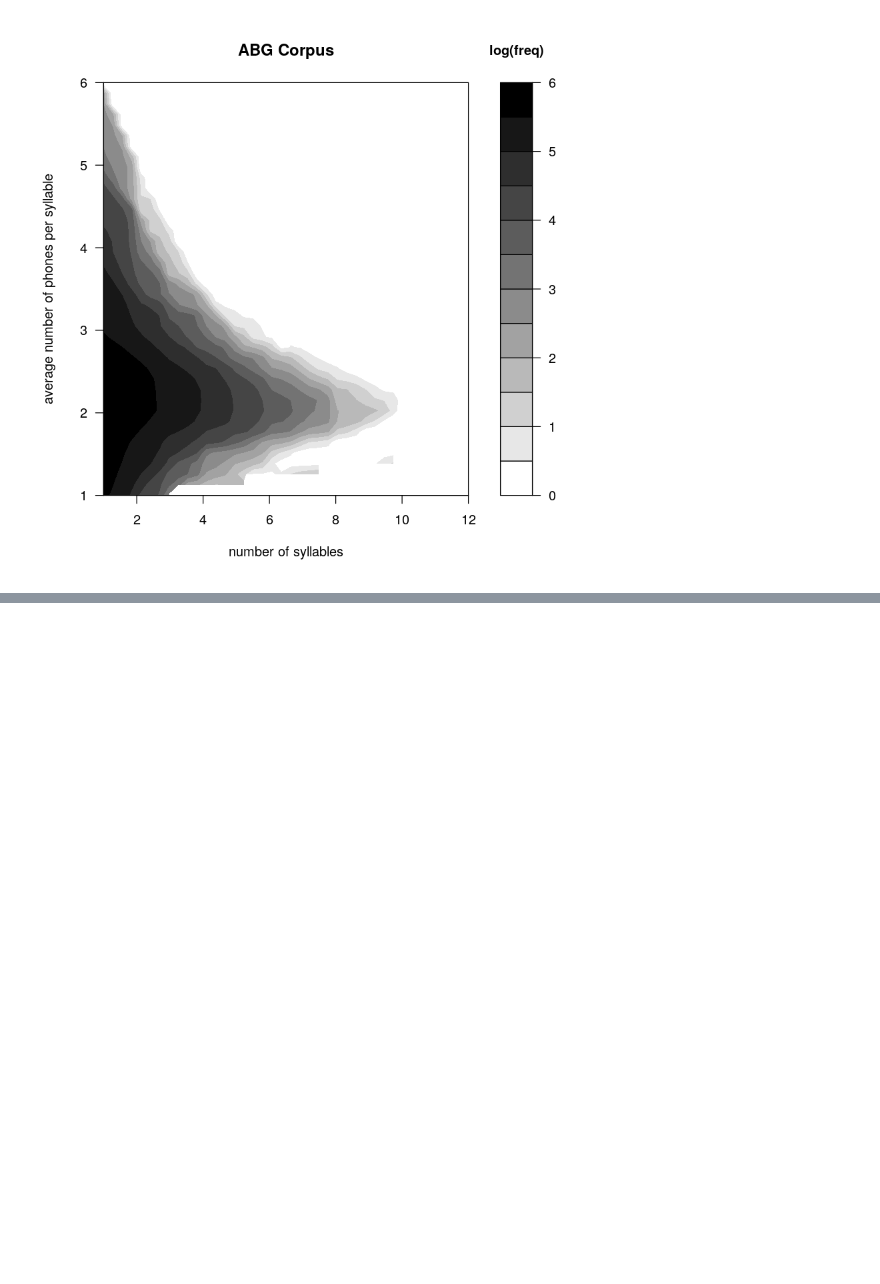
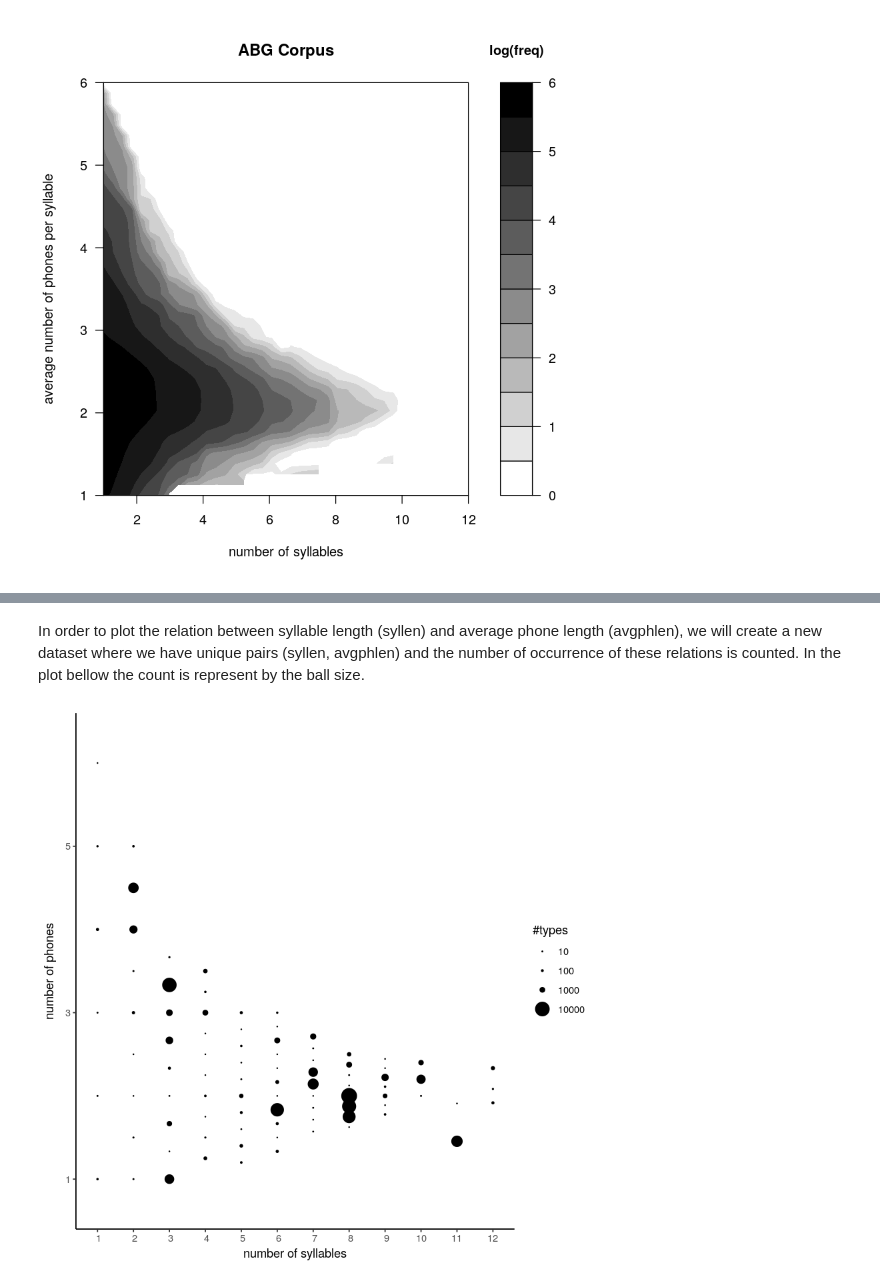
Before and after one commit to leolca/clscripts, a Jupyter notebook: menzerath_abg.ipynb, the cells around one changed output, grey strips where cells are left out. Cells and saved outputs as stored; diff of their text form; code cells hidden in the pictures; blank space fills up the shorter version.

```diff
--- a/menzerath_abg.ipynb
+++ b/menzerath_abg.ipynb
@@ -189,0 +204,6 @@ png
+# %%
+# read the database
+abg <- read.csv("/tmp/corpusabg.csv")
+# add a new field: average phone length
+abg$avgphone.length <- abg$phone.length/abg$syllable.length
+summary(abg)
@@ -189,0 +228,17 @@ png
+# %% [markdown]
+In order to plot the relation between syllable length (syllen) and average phone length (avgphlen), we will create a new dataset where we have unique pairs (syllen, avgphlen) and the number of occurrence of these relations is counted. In the plot bellow the count is represent by the ball size.
+# %%
+# create a database with unique occurrence of each pair of coordinates (avgphone.length, syllable.length)
+# adding the number of samples (types/words) with the same coordinate and accumulated frequency to variables 'value' (type frequency) and 'frequency' (token frequency)
+#    'value' : number of words with the same (avgphone.length, syllable.length)
+#    'frequency' : accumulated frequency of all words with the same (avgphone.length, syllable.length)
+df2 <- cbind(unique(abg[,c("phone.length","syllable.length","avgphone.length")]), value = with(abg, tapply(avgphone.length, paste(avgphone.length,syllable.length), length)), frequency = with(abg, tapply(frequency, paste(avgphone.length,syllable.length), sum)))
+
+# x and y tick arrays
+atx <- seq(from = 1, to = max(df2$syllable.length), by = 1)
+aty <- seq(from = 1, to = max(df2$phone.length), by = 2)
+# %%
+library(ggplot2)
+ggplot(df2, aes(syllable.length, avgphone.length, size = value)) + geom_point() + theme_classic() + labs(x = "number of syllables", y = "number of phones") + scale_x_discrete(limits=atx) + scale_y_discrete(limits=aty) + scale_size_area("#types", breaks=c(10,100,1000,10000))
+# %% [output]
+[figure, added]
```
Also changed, not shown: parts of 23 cells of this notebook, 1 other file.
